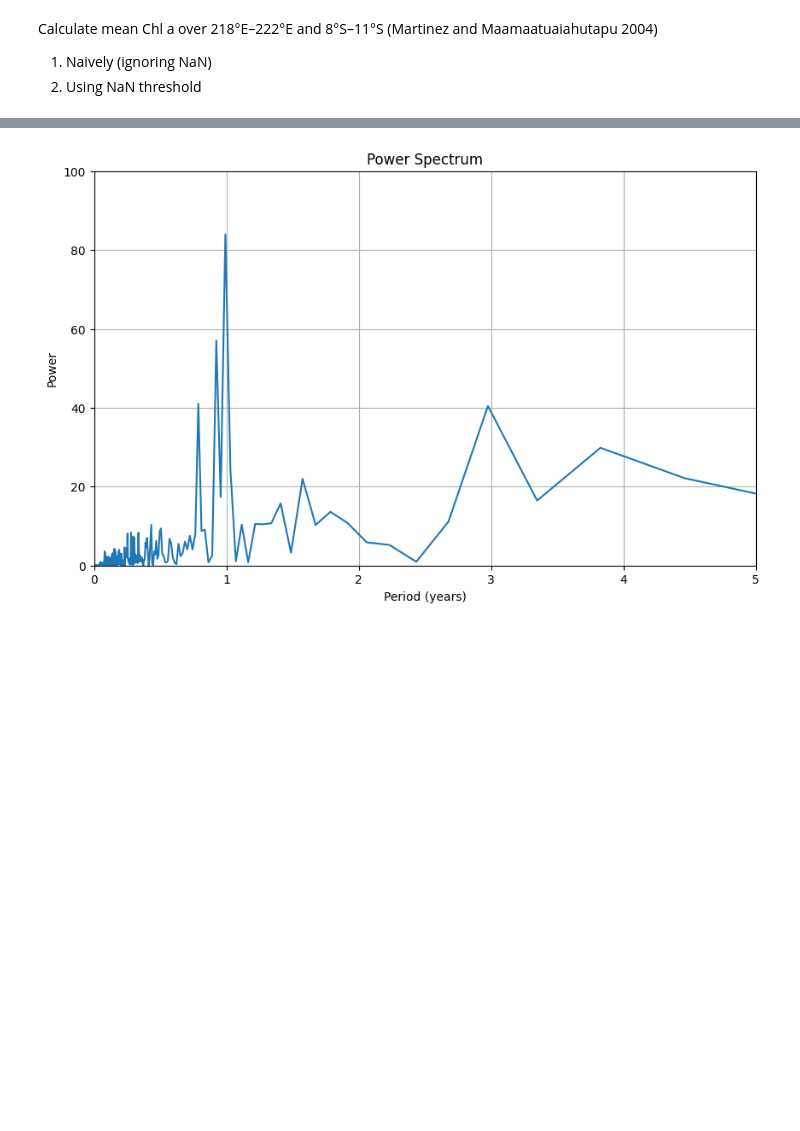
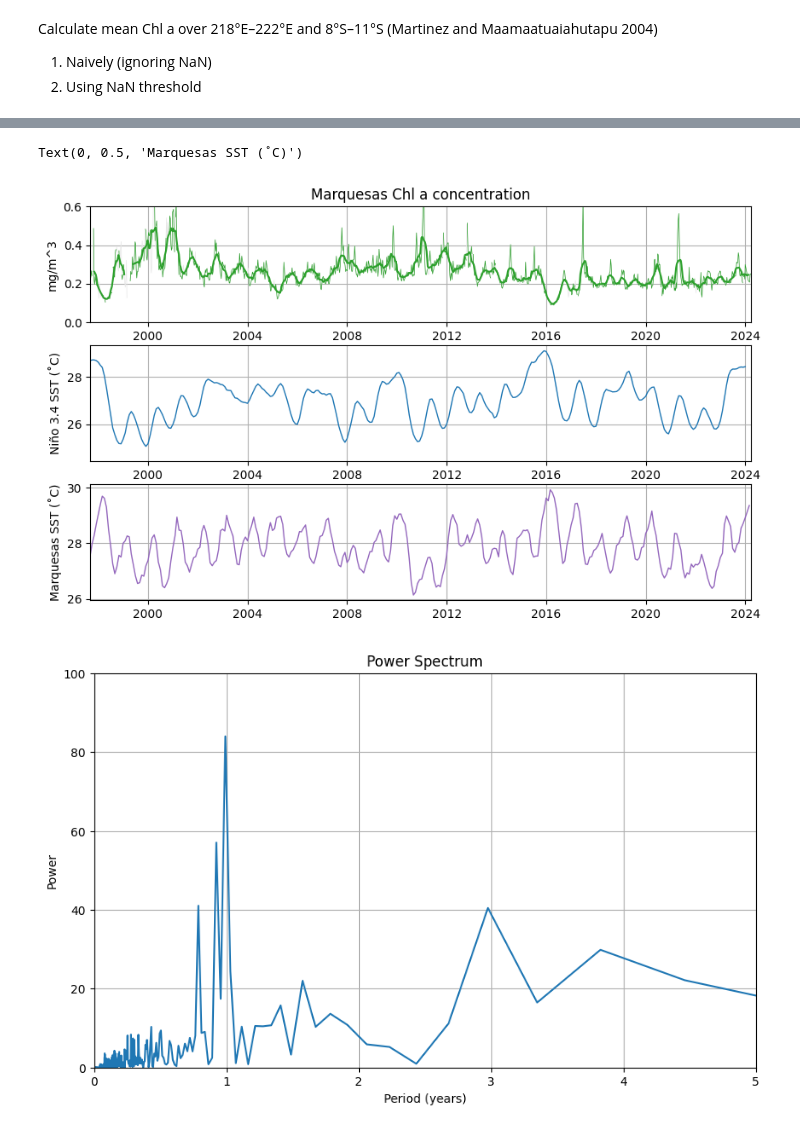
Before and after one commit to ychnli/Stanford-SEA, a Jupyter notebook: calc_timeseries.ipynb, the cells around one changed output, grey strips where cells are left out. Cells and saved outputs as stored; diff of their text form; code cells hidden in the pictures; blank space fills up the shorter version.

```diff
--- a/calc_timeseries.ipynb
+++ b/calc_timeseries.ipynb
@@ -214,3 +185,38 @@ Text(0, 0.5, 'mg/m^3')
+# %%
+# ENSO index
+sst_ds = xr.open_dataset('../data/sst.mon.mean.nc')
+sst = sst_ds.sst
+nino34 = sst.sel(lat=slice(-5, 5), lon=slice(360-170, 360-120)).mean(dim=['lat', 'lon'])
+nino34 = nino34.rolling(time=5, center=True).mean()
+
+# calculate the SST in the Marquesas region
+sst_region = sst.sel(lat=slice(-11, -8), lon=slice(360-142, 360-138))
+sst_region_avg = sst_region.mean(dim=['lat','lon'])
+# %%
+fig, (ax1, ax2, ax3) = plt.subplots(3, 1, figsize=(10, 6))
+
+time = chla_naive_avg.time
+ax1.plot(time, chla_naive_avg, linewidth=0.5, color=(0.9,0.9,0.9))
+ax1.plot(time, chla_avg, linewidth=0.5, color='tab:green')
+ax1.plot(time, chla_smooth, linewidth=1.5, color='tab:green', label='1 year running mean')
+ax1.set_ylim(0,0.6)
+ax1.set_xlim(time[0], time[-1])
+ax1.grid(True)
+ax1.set_title('Marquesas Chl a concentration')
+ax1.set_ylabel('mg/m^3')
+
+ax2.plot(nino34.time, nino34, linewidth=1)
+ax2.set_xlim(time[0], time[-1])
+ax2.grid(True)
+ax2.set_ylabel('Niño 3.4 SST (˚C)')
+
+ax3.plot(sst_region_avg.time, sst_region_avg, linewidth=1, color='tab:purple')
+ax3.set_xlim(time[0], time[-1])
+ax3.grid(True)
+ax3.set_ylabel('Marquesas SST (˚C)')
+# %% [output]
+Text(0, 0.5, 'Marquesas SST (˚C)')
+[figure, added]
 # %%
 fourier_transform = np.fft.fft(chla_naive_avg)
 power_spectrum = np.abs(fourier_transform)**2
```
Also changed, not shown: parts of 4 cells of this notebook, 2 other files.
